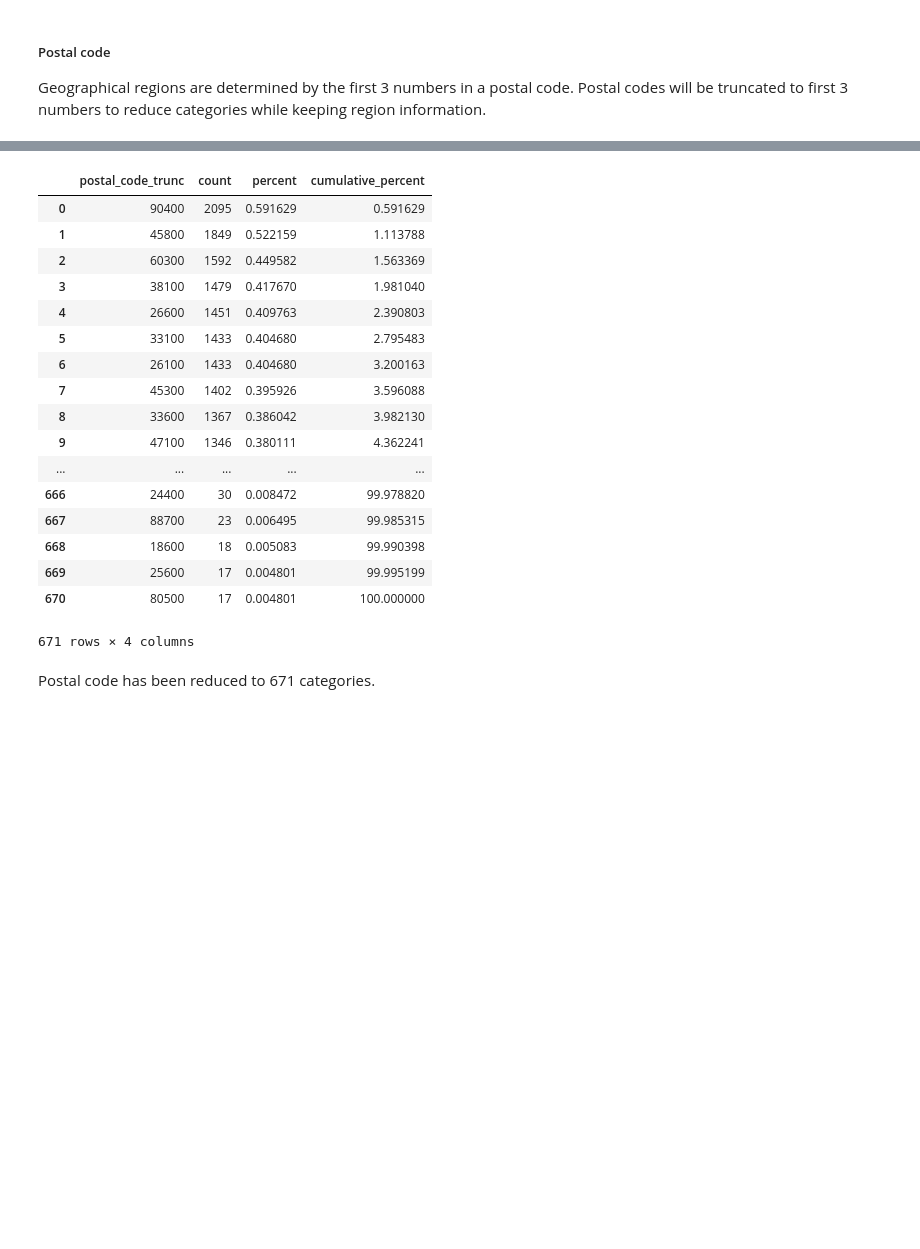
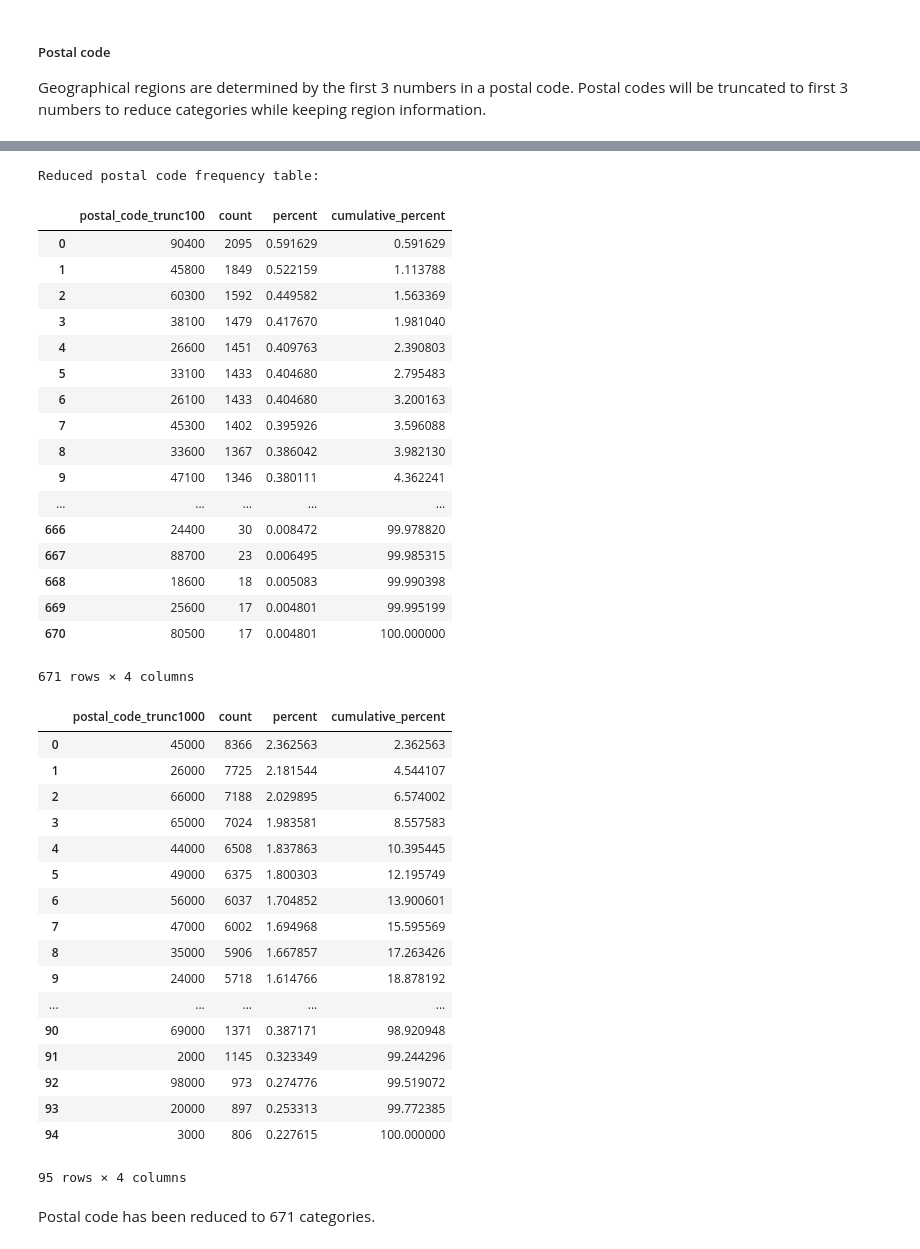
Before and after one commit to kellyshreeve/predicting-used-car-price, a Jupyter notebook: car_price_analysis.ipynb, the cells around one changed output, grey strips where cells are left out. Cells and saved outputs as stored; diff of their text form; code cells hidden in the pictures; blank space fills up the shorter version.

Commit message:
reduced dimensionality

```diff
--- a/car_price_analysis.ipynb
+++ b/car_price_analysis.ipynb
@@ -419,11 +423,14 @@ display(cars.head())
 # %%
 # Re-calculate postal_code freq table
-freq_postal_trunc = freq_table(cars, 'postal_code_trunc')
+freq_postal_trunc100 = freq_table(cars, 'postal_code_trunc100')
+freq_postal_trunc1000 = freq_table(cars, 'postal_code_trunc1000')
 
 print('Reduced postal code frequency table:')
-display(freq_postal_trunc)
+display(freq_postal_trunc100)
+display(freq_postal_trunc1000)
 # %% [output]
+Reduced postal code frequency table:
-|  | postal_code_trunc | count | percent | cumulative_percent |
+|  | postal_code_trunc100 | count | percent | cumulative_percent |
 | 0 | 90400 | 2095 | 0.591629 | 0.591629 |
 | 1 | 45800 | 1849 | 0.522159 | 1.113788 |
 | 2 | 60300 | 1592 | 0.449582 | 1.563369 |
@@ -440,7 +447,25 @@ display(freq_postal_trunc)
 | 668 | 18600 | 18 | 0.005083 | 99.990398 |
 | 669 | 25600 | 17 | 0.004801 | 99.995199 |
 | 670 | 80500 | 17 | 0.004801 | 100.000000 |
-671 rows × 4 columns
+671 rows × 4 columns
+|  | postal_code_trunc1000 | count | percent | cumulative_percent |
+| 0 | 45000 | 8366 | 2.362563 | 2.362563 |
+| 1 | 26000 | 7725 | 2.181544 | 4.544107 |
+| 2 | 66000 | 7188 | 2.029895 | 6.574002 |
+| 3 | 65000 | 7024 | 1.983581 | 8.557583 |
+| 4 | 44000 | 6508 | 1.837863 | 10.395445 |
+| 5 | 49000 | 6375 | 1.800303 | 12.195749 |
+| 6 | 56000 | 6037 | 1.704852 | 13.900601 |
+| 7 | 47000 | 6002 | 1.694968 | 15.595569 |
+| 8 | 35000 | 5906 | 1.667857 | 17.263426 |
+| 9 | 24000 | 5718 | 1.614766 | 18.878192 |
+| ... | ... | ... | ... | ... |
+| 90 | 69000 | 1371 | 0.387171 | 98.920948 |
+| 91 | 2000 | 1145 | 0.323349 | 99.244296 |
+| 92 | 98000 | 973 | 0.274776 | 99.519072 |
+| 93 | 20000 | 897 | 0.253313 | 99.772385 |
+| 94 | 3000 | 806 | 0.227615 | 100.000000 |
+95 rows × 4 columns
 # %% [markdown]
 Postal code has been reduced to 671 categories.
 # %% [markdown]
```
Also changed, not shown: parts of 22 cells of this notebook.
